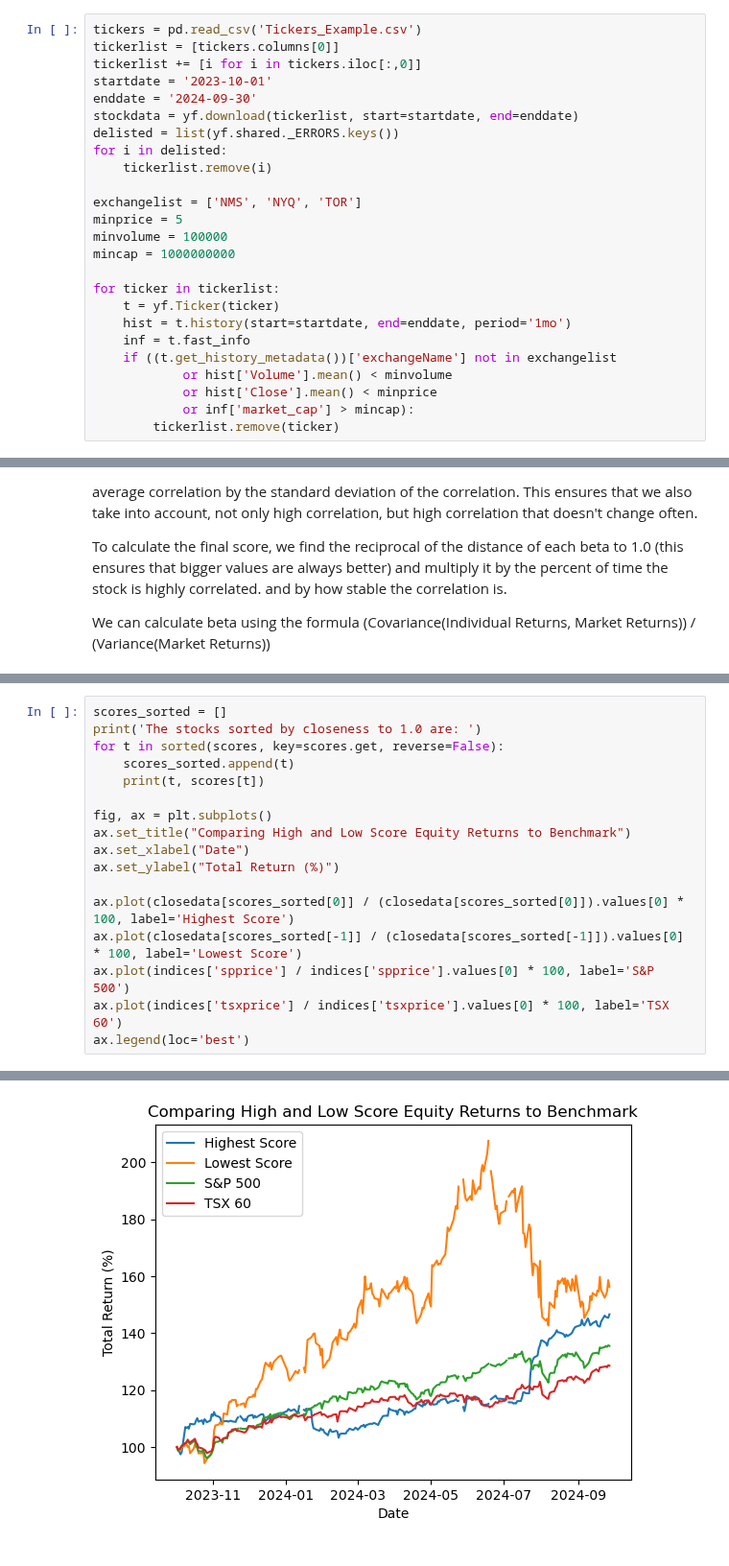
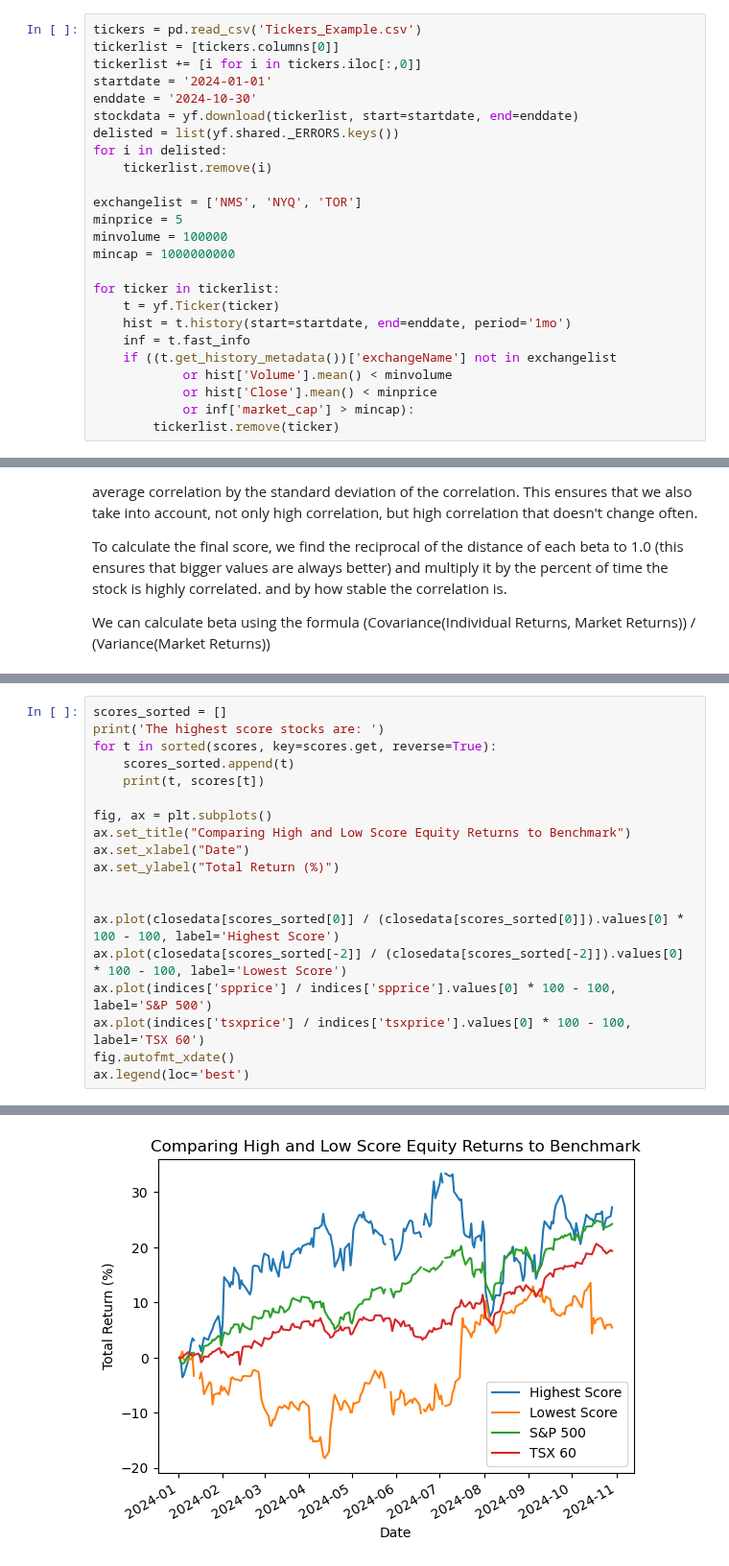
Before and after one commit to emlyqi/cfm101final, a Jupyter notebook: Team_05_Assignment.ipynb, the cells around one changed output, grey strips where cells are left out. Shown at 96% size. Cells and saved outputs as stored; diff of their text form.

Commit message:
new score thingy

```diff
--- a/Team_05_Assignment.ipynb
+++ b/Team_05_Assignment.ipynb
@@ -41,8 +40,8 @@ First, we ignore any delisted stocks, or non-US and Canadian Stocks, then filter
 tickers = pd.read_csv('Tickers_Example.csv')
 tickerlist = [tickers.columns[0]]
 tickerlist += [i for i in tickers.iloc[:,0]]
-startdate = '2023-10-01'
-enddate = '2024-09-30'
+startdate = '2024-01-01'
+enddate = '2024-10-30'
 stockdata = yf.download(tickerlist, start=startdate, end=enddate)
 delisted = list(yf.shared._ERRORS.keys())
 for i in delisted:
@@ -186,7 +184,7 @@ LMT -0.1875164647878429
 # %%
 scores_sorted = []
-print('The stocks sorted by closeness to 1.0 are: ')
-for t in sorted(scores, key=scores.get, reverse=False):
+print('The highest score stocks are: ')
+for t in sorted(scores, key=scores.get, reverse=True):
     scores_sorted.append(t)
     print(t, scores[t])
 
@@ -195,9 +193,11 @@ ax.set_title("Comparing High and Low Score Equity Returns to Benchmark")
 ax.set_xlabel("Date")
 ax.set_ylabel("Total Return (%)")
 
-ax.plot(closedata[scores_sorted[0]] / (closedata[scores_sorted[0]]).values[0] * 100, label='Highest Score')
-ax.plot(closedata[scores_sorted[-1]] / (closedata[scores_sorted[-1]]).values[0] * 100, label='Lowest Score')
-ax.plot(indices['spprice'] / indices['spprice'].values[0] * 100, label='S&P 500')
-ax.plot(indices['tsxprice'] / indices['tsxprice'].values[0] * 100, label='TSX 60')
+
+ax.plot(closedata[scores_sorted[0]] / (closedata[scores_sorted[0]]).values[0] * 100 - 100, label='Highest Score')
+ax.plot(closedata[scores_sorted[-2]] / (closedata[scores_sorted[-2]]).values[0] * 100 - 100, label='Lowest Score')
+ax.plot(indices['spprice'] / indices['spprice'].values[0] * 100 - 100, label='S&P 500')
+ax.plot(indices['tsxprice'] / indices['tsxprice'].values[0] * 100 - 100, label='TSX 60')
+fig.autofmt_xdate()
 ax.legend(loc='best')
 # %% [output]
@@ -222,2 +222,2 @@ QCOM 75.01740434920445
 <matplotlib.legend.Legend at 0x...>
-[figure, old version]
+[figure, new version]
```
Also changed, not shown: parts of 9 cells of this notebook.
